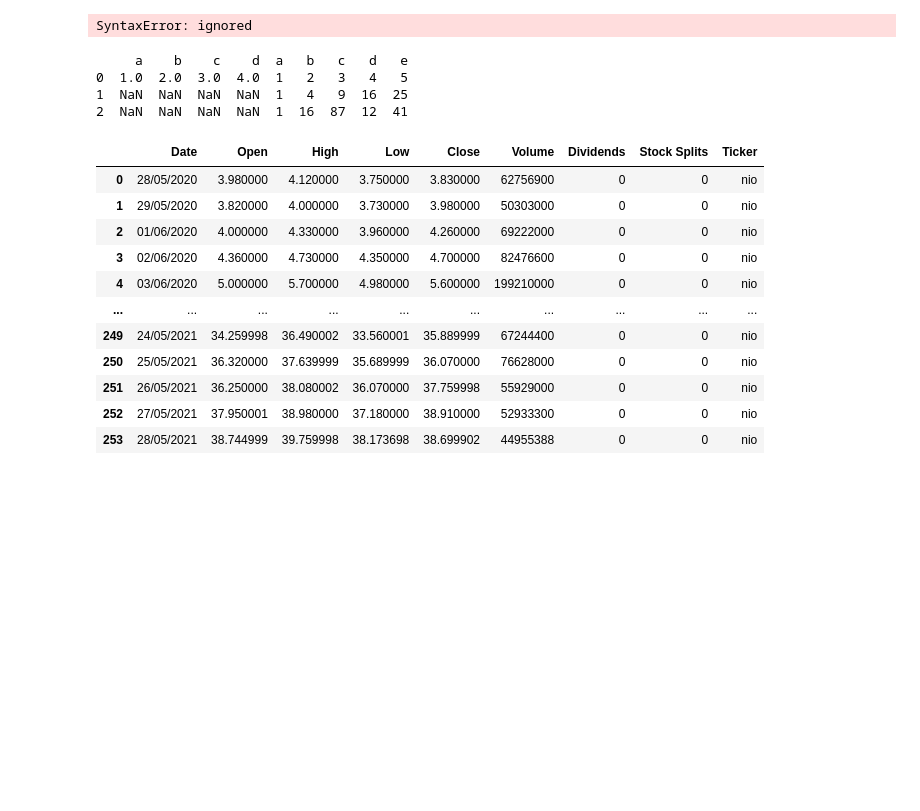
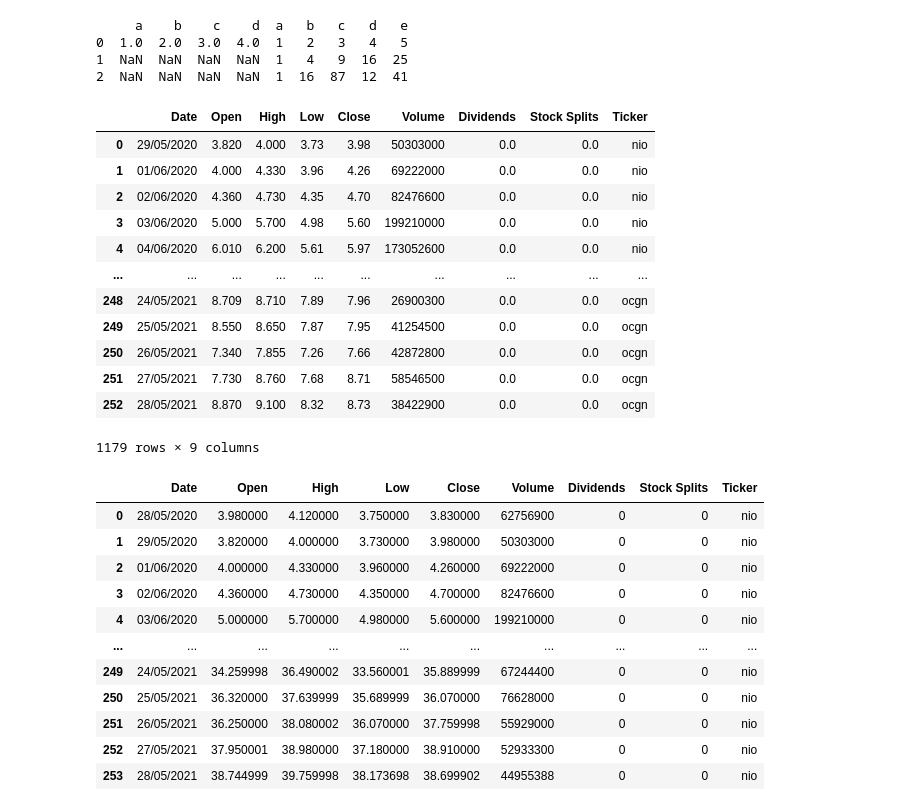
Before and after one commit to Konoko2004/TheProject, a Jupyter notebook: yFinance.ipynb, the cells around one changed output. Saved outputs shown, nothing was run; the diff lists cells and outputs as text; code cells hidden in the pictures; blank space fills up the shorter version.

```diff
--- a/yFinance.ipynb
+++ b/yFinance.ipynb
@@ -29,25 +28,3 @@ Requirement already satisfied: MarkupSafe>=0.23 in /usr/local/lib/python3.7/dist
-# %%
-import dash
-import dash_core_components as dcc
-import dash_html_components as html
-import plotly.express as px
-import pandas as pd
-from dash.dependencies import Output, Input
-
-app = dash.Dash(__name__)
-
-app.layout = html.Div([
-    html.H1('Testing')
-    dcc.Graph(id = 'my-graph')
-])
-
-fig = px.bar(nio,x = 'Ticker',y = 'Volume')
-
-
-if __name__ == '__main__':
-  app.run_server()
-# %% [output]
-SyntaxError: ignored
 # %%
 df1 = pd.DataFrame([[1,2,3,4]],
                    columns = ['a','b','c','d'])
@@ -61,13 +38,13 @@ print(pd.concat([df1,df2],axis=1))
 1  NaN  NaN  NaN  NaN  1   4   9  16  25
 2  NaN  NaN  NaN  NaN  1  16  87  12  41
 # %%
-#Function to create a DF of a ticker. We will add them to a class of stocks later.
+# Function to create a DF of a ticker. We will add them to a class of stocks later.
 
-def create_Stock(tickerName):
-    stock = yf.Ticker(tickerName)
-    stockhistory = stock.history(period = '1y')
-    stock_df = pd.DataFrame(stockhistory)
-    stock_df['Ticker'] = tickerName
-    stock_df.reset_index(inplace = True) # push date index to become a column.
-    stock_df['Date'] = stock_df['Date'].dt.strftime('%d/%m/%Y')  #dd/mm/yyyy format.
-    return stock_df
+# def create_Stock(tickerName):
+#     stock = yf.Ticker(tickerName)
+#     stockhistory = stock.history(period = '1y')
+#     stock_df = pd.DataFrame(stockhistory)
+#     stock_df['Ticker'] = tickerName
+#     stock_df.reset_index(inplace = True) # push date index to become a column.
+#     stock_df['Date'] = stock_df['Date'].dt.strftime('%d/%m/%Y')  #dd/mm/yyyy format.
+#     return stock_df
@@ -76,3 +51,36 @@ def create_Stock(tickerName):
+# %%
+def create_Stock(*tickerName):
+
+    frames = []
+
+    for i in tickerName:
+        stock = yf.Ticker(i)
+        stockhistory = stock.history(period = '1y')
+        stock_df = pd.DataFrame(stockhistory)
+        stock_df['Ticker'] = i
+        stock_df.reset_index(inplace = True)                                    #push date index to become a column
+        stock_df['Date'] = stock_df['Date'].dt.strftime('%d/%m/%Y')             #dd/mm/yyyy format
+        frames.append(stock_df)
+
+    return frames
+# %%
+stockList = create_Stock('nio','tsla','msft','pltr','ocgn')
+stockList = pd.concat(stockList)
+stockList
+# %% [output]
+|  | Date | Open | High | Low | Close | Volume | Dividends | Stock Splits | Ticker |
+| 0 | 29/05/2020 | 3.820 | 4.000 | 3.73 | 3.98 | 50303000 | 0.0 | 0.0 | nio |
+| 1 | 01/06/2020 | 4.000 | 4.330 | 3.96 | 4.26 | 69222000 | 0.0 | 0.0 | nio |
+| 2 | 02/06/2020 | 4.360 | 4.730 | 4.35 | 4.70 | 82476600 | 0.0 | 0.0 | nio |
+| 3 | 03/06/2020 | 5.000 | 5.700 | 4.98 | 5.60 | 199210000 | 0.0 | 0.0 | nio |
+| 4 | 04/06/2020 | 6.010 | 6.200 | 5.61 | 5.97 | 173052600 | 0.0 | 0.0 | nio |
+| ... | ... | ... | ... | ... | ... | ... | ... | ... | ... |
+| 248 | 24/05/2021 | 8.709 | 8.710 | 7.89 | 7.96 | 26900300 | 0.0 | 0.0 | ocgn |
+| 249 | 25/05/2021 | 8.550 | 8.650 | 7.87 | 7.95 | 41254500 | 0.0 | 0.0 | ocgn |
+| 250 | 26/05/2021 | 7.340 | 7.855 | 7.26 | 7.66 | 42872800 | 0.0 | 0.0 | ocgn |
+| 251 | 27/05/2021 | 7.730 | 8.760 | 7.68 | 8.71 | 58546500 | 0.0 | 0.0 | ocgn |
+| 252 | 28/05/2021 | 8.870 | 9.100 | 8.32 | 8.73 | 38422900 | 0.0 | 0.0 | ocgn |
+1179 rows × 9 columns
 # %%
 class WatchList:
     def __init__(self, dataframe):
```
Also changed, not shown: parts of 3 cells of this notebook.
